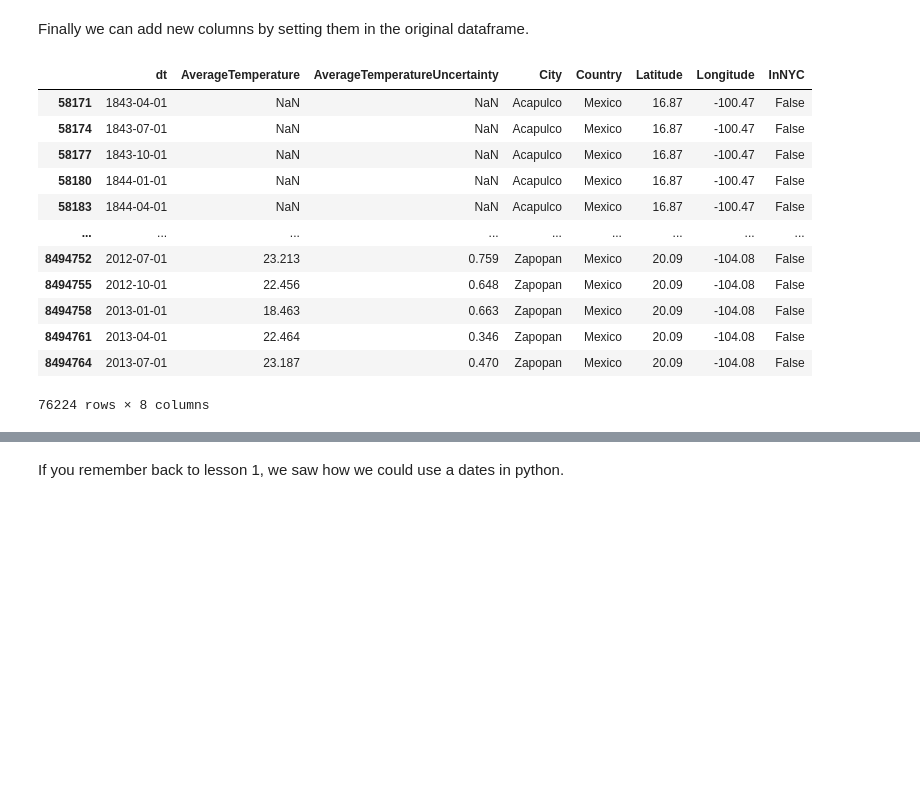
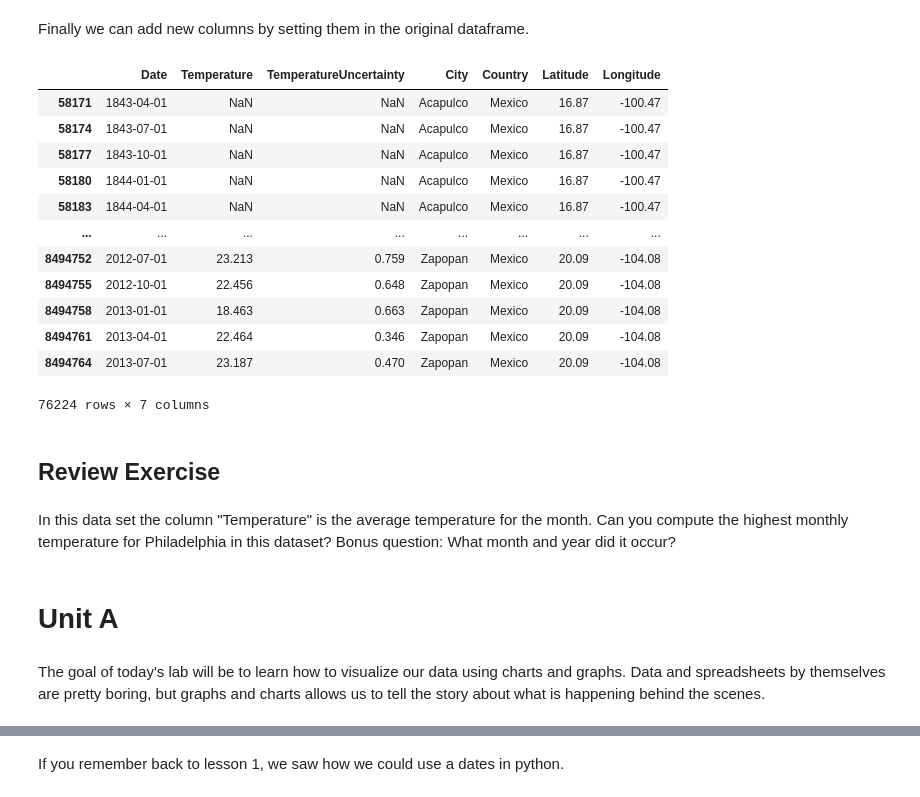
Before and after one commit to srush/BT-AI, a Jupyter notebook: notebooks/module3.notebook.ipynb, the cells around one changed output, grey strips where cells are left out. Cells and saved outputs as stored; diff of their text form; code cells hidden in the pictures; blank space fills up the shorter version.

```diff
--- a/notebooks/module3.notebook.ipynb
+++ b/notebooks/module3.notebook.ipynb
@@ -17,0 +33,6 @@ import altair as alt
+# %%
+path = "https://srush.github.io/BT-AI/notebooks/Temperatures.csv"
+df = pd.read_csv(path,
+                 index_col=0,
+                 parse_dates=["Date"])
+df
@@ -27,5 +60,0 @@ on stack overflow.
-# %%
-df = pd.read_csv("data/Temperatures.csv",
-                 index_col=0,
-                 parse_dates=["dt"])
-df
@@ -105,23 +118,29 @@ average_temp
 Finally we can add new columns by setting them in the original dataframe.
 # %%
 def in_nyc(city):
-    "Returns Yes if country is in the US or Canada "
+    "Returns True if the city is New York"
     if city == "New York":
         return True
     return False
-df["InNYC"] = df["City"].map(in_nyc)
+# df["InNYC"] = df["City"].map(in_nyc)
 df
 # %% [output]
-|  | dt | AverageTemperature | AverageTemperatureUncertainty | City | Country | Latitude | Longitude | InNYC |
-| 58171 | 1843-04-01 | NaN | NaN | Acapulco | Mexico | 16.87 | -100.47 | False |
-| 58174 | 1843-07-01 | NaN | NaN | Acapulco | Mexico | 16.87 | -100.47 | False |
-| 58177 | 1843-10-01 | NaN | NaN | Acapulco | Mexico | 16.87 | -100.47 | False |
-| 58180 | 1844-01-01 | NaN | NaN | Acapulco | Mexico | 16.87 | -100.47 | False |
-| 58183 | 1844-04-01 | NaN | NaN | Acapulco | Mexico | 16.87 | -100.47 | False |
-| ... | ... | ... | ... | ... | ... | ... | ... | ... |
-| 8494752 | 2012-07-01 | 23.213 | 0.759 | Zapopan | Mexico | 20.09 | -104.08 | False |
-| 8494755 | 2012-10-01 | 22.456 | 0.648 | Zapopan | Mexico | 20.09 | -104.08 | False |
-| 8494758 | 2013-01-01 | 18.463 | 0.663 | Zapopan | Mexico | 20.09 | -104.08 | False |
-| 8494761 | 2013-04-01 | 22.464 | 0.346 | Zapopan | Mexico | 20.09 | -104.08 | False |
-| 8494764 | 2013-07-01 | 23.187 | 0.470 | Zapopan | Mexico | 20.09 | -104.08 | False |
+|  | Date | Temperature | TemperatureUncertainty | City | Country | Latitude | Longitude |
+| 58171 | 1843-04-01 | NaN | NaN | Acapulco | Mexico | 16.87 | -100.47 |
+| 58174 | 1843-07-01 | NaN | NaN | Acapulco | Mexico | 16.87 | -100.47 |
+| 58177 | 1843-10-01 | NaN | NaN | Acapulco | Mexico | 16.87 | -100.47 |
+| 58180 | 1844-01-01 | NaN | NaN | Acapulco | Mexico | 16.87 | -100.47 |
+| 58183 | 1844-04-01 | NaN | NaN | Acapulco | Mexico | 16.87 | -100.47 |
+| ... | ... | ... | ... | ... | ... | ... | ... |
+| 8494752 | 2012-07-01 | 23.213 | 0.759 | Zapopan | Mexico | 20.09 | -104.08 |
+| 8494755 | 2012-10-01 | 22.456 | 0.648 | Zapopan | Mexico | 20.09 | -104.08 |
+| 8494758 | 2013-01-01 | 18.463 | 0.663 | Zapopan | Mexico | 20.09 | -104.08 |
+| 8494761 | 2013-04-01 | 22.464 | 0.346 | Zapopan | Mexico | 20.09 | -104.08 |
+| 8494764 | 2013-07-01 | 23.187 | 0.470 | Zapopan | Mexico | 20.09 | -104.08 |
-76224 rows × 8 columns
+76224 rows × 7 columns
+# %% [markdown]
+## Review Exercise
+# %% [markdown]
+In this data set the column "Temperature" is the average temperature for the month.
+Can you compute the highest monthly temperature for Philadelphia in this dataset?
+Bonus question: What month and year did it occur?
@@ -127,0 +150,7 @@ df
+# %% [markdown]
+# Unit A
+# %% [markdown]
+The goal of today's lab will be to learn how to visualize our data
+using charts and graphs. Data and spreadsheets by themselves are
+pretty boring, but graphs and charts allows us to tell the story
+about what is happening behind the scenes.
```
Also changed, not shown: parts of 159 cells of this notebook, 1 other file.
